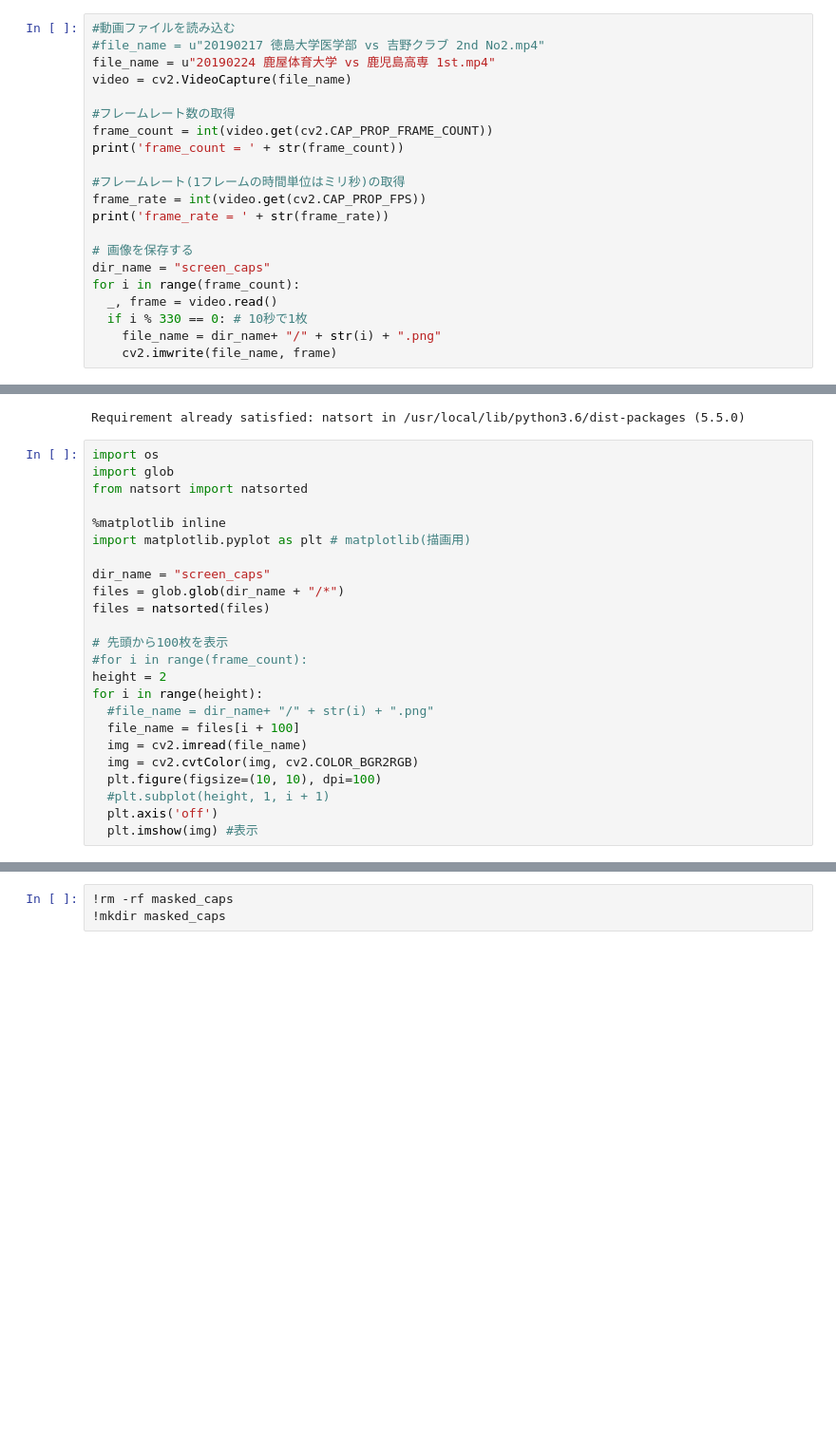
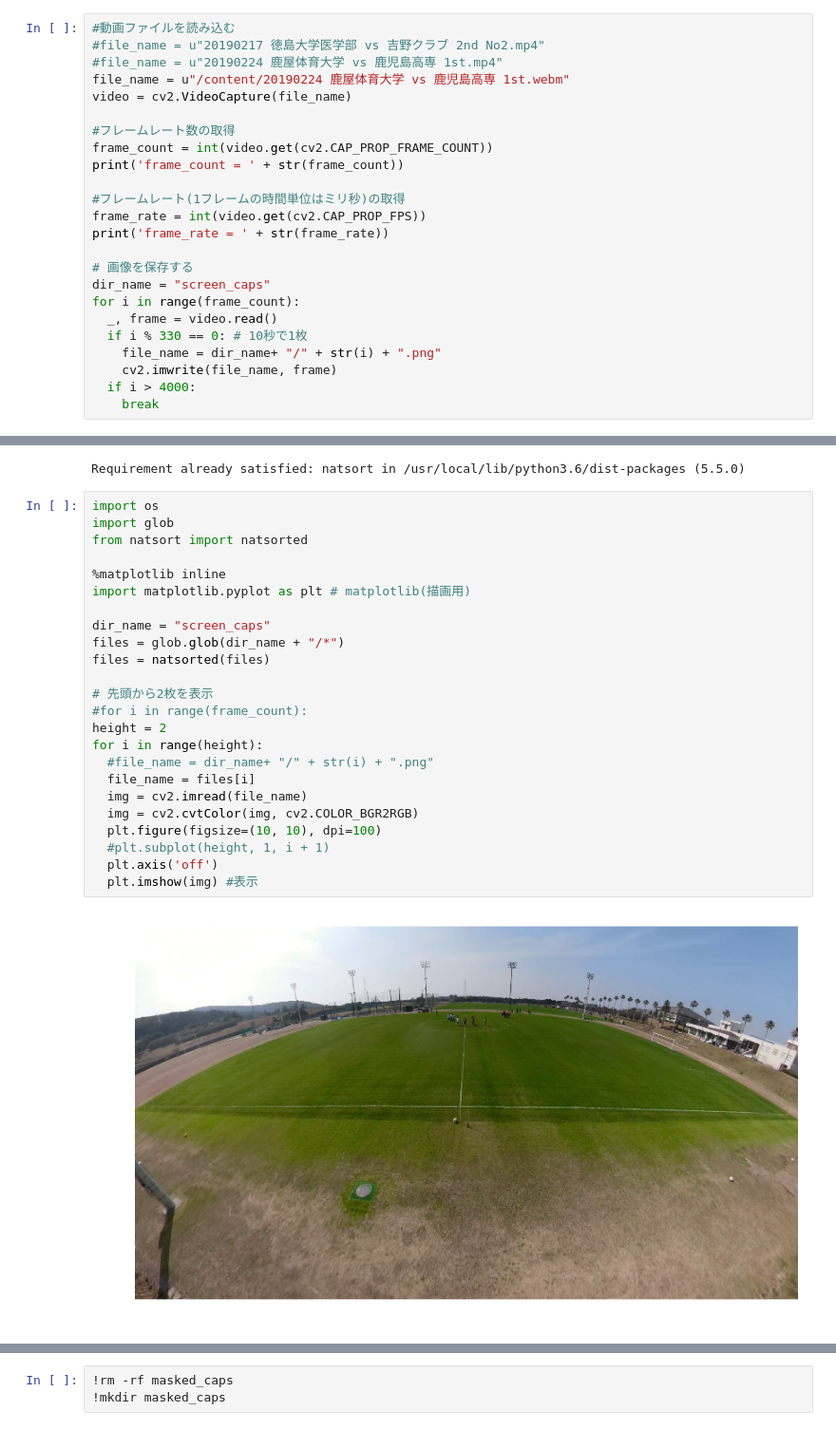
Before and after one commit to taniokah/Sports_Analysis, a Jupyter notebook: OpenCV_Test.ipynb, the cells around one changed output, grey strips where cells are left out. Shown at 95% size. Drawn from its saved outputs; the diff is of its cells as text; blank space fills up the shorter version.

```diff
--- a/OpenCV_Test.ipynb
+++ b/OpenCV_Test.ipynb
@@ -40,7 +47,8 @@ yt.streams.first().download()
 # %%
 #動画ファイルを読み込む
 #file_name = u"20190217 徳島大学医学部 vs 吉野クラブ 2nd No2.mp4"
-file_name = u"20190224 鹿屋体育大学 vs 鹿児島高専 1st.mp4"
+#file_name = u"20190224 鹿屋体育大学 vs 鹿児島高専 1st.mp4"
+file_name = u"/content/20190224 鹿屋体育大学 vs 鹿児島高専 1st.webm"
 video = cv2.VideoCapture(file_name)
 
 #フレームレート数の取得
@@ -58,6 +66,8 @@ for i in range(frame_count):
   if i % 330 == 0: # 10秒で1枚
     file_name = dir_name+ "/" + str(i) + ".png"
     cv2.imwrite(file_name, frame)
+  if i > 4000:
+    break
 # %% [output]
 frame_count = 89369
 frame_rate = 29
@@ -68,24 +78,26 @@ Requirement already satisfied: natsort in /usr/local/lib/python3.6/dist-packages
 # %%
 import os
 import glob
 from natsort import natsorted
 
 %matplotlib inline
 import matplotlib.pyplot as plt # matplotlib(描画用)
 
 dir_name = "screen_caps"
 files = glob.glob(dir_name + "/*")
 files = natsorted(files)
 
-# 先頭から100枚を表示
+# 先頭から2枚を表示
 #for i in range(frame_count):
 height = 2
 for i in range(height):
   #file_name = dir_name+ "/" + str(i) + ".png"
-  file_name = files[i + 100]
+  file_name = files[i]
   img = cv2.imread(file_name)
   img = cv2.cvtColor(img, cv2.COLOR_BGR2RGB)
   plt.figure(figsize=(10, 10), dpi=100)
   #plt.subplot(height, 1, i + 1)
   plt.axis('off')
   plt.imshow(img) #表示
+# %% [output]
+[figure, added]
```
Also changed, not shown: parts of 15 cells of this notebook.
